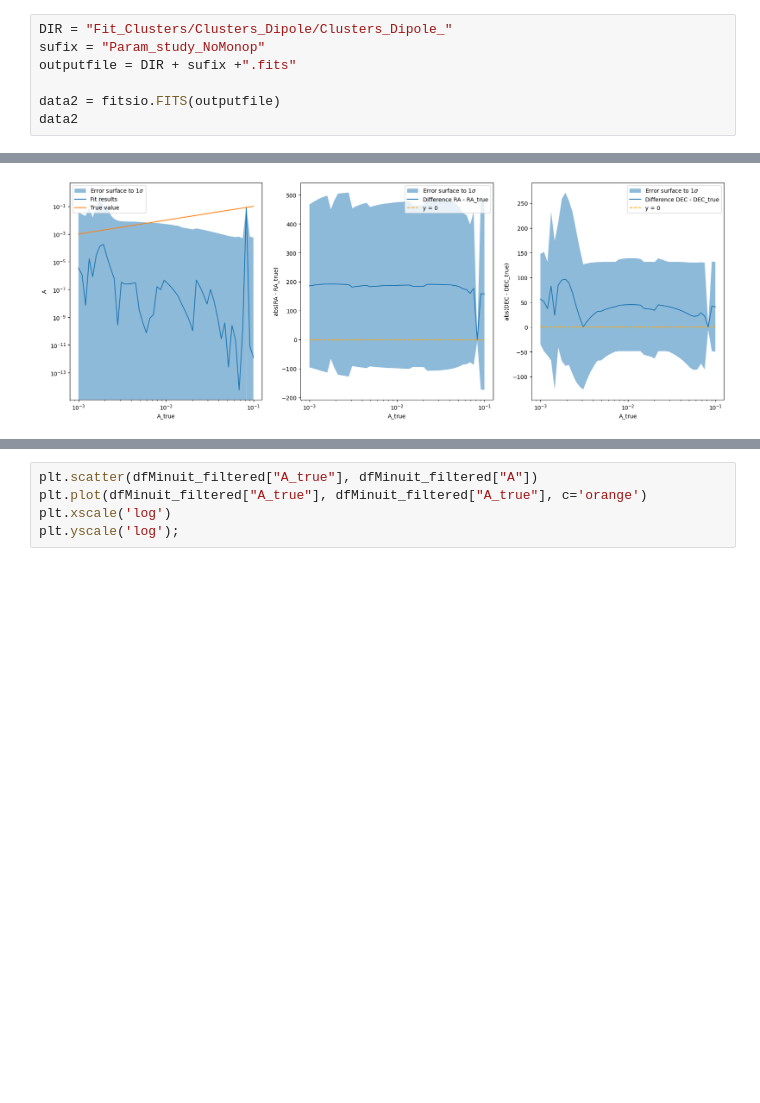
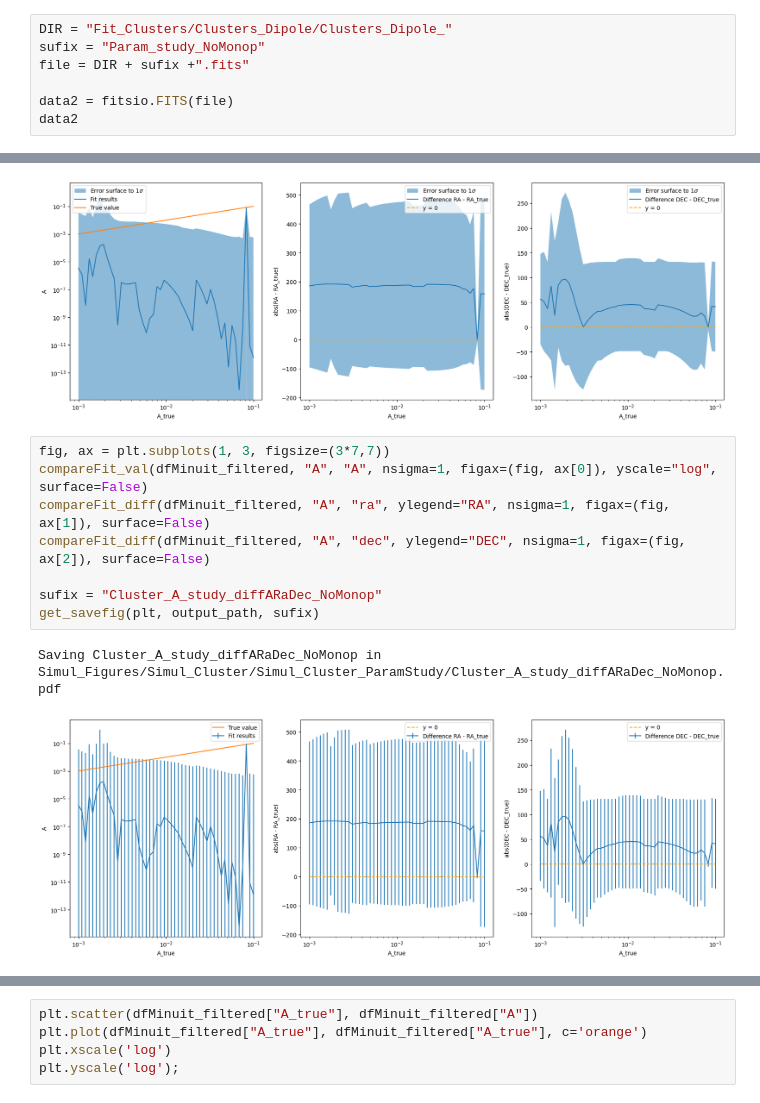
Before and after one commit to johannct/M2_Stage_Code, a Jupyter notebook: Simulation/A_Study_Cluster.ipynb, the cells around one changed output, grey strips where cells are left out. Cells and saved outputs as stored; diff of their text form; blank space fills up the shorter version.

```diff
--- a/Simulation/A_Study_Cluster.ipynb
+++ b/Simulation/A_Study_Cluster.ipynb
@@ -338,9 +59,9 @@ For example, when doing 'df[col].method(value, inplace=True)', try using 'df.met
 # %%
 DIR = "Fit_Clusters/Clusters_Dipole/Clusters_Dipole_"
 sufix = "Param_study_NoMonop"
-outputfile = DIR + sufix +".fits"
+file = DIR + sufix +".fits"
 
-data2 = fitsio.FITS(outputfile)
+data2 = fitsio.FITS(file)
 data2
 # %% [output]
   file: Fit_Clusters/Clusters_Dipole/Clusters_Dipole_Param_study_NoMonop.fits
@@ -451,3 +169,14 @@ get_savefig(plt, output_path, sufix)
 # %% [output]
 Saving Cluster_A_study_diffARaDec_NoMonop in Simul_Figures/Simul_Cluster/Simul_Cluster_ParamStudy/Cluster_A_study_diffARaDec_NoMonop.pdf
 [figure]
+# %%
+fig, ax = plt.subplots(1, 3, figsize=(3*7,7))
+compareFit_val(dfMinuit_filtered, "A", "A", nsigma=1, figax=(fig, ax[0]), yscale="log", surface=False)
+compareFit_diff(dfMinuit_filtered, "A", "ra", ylegend="RA", nsigma=1, figax=(fig, ax[1]), surface=False)
+compareFit_diff(dfMinuit_filtered, "A", "dec", ylegend="DEC", nsigma=1, figax=(fig, ax[2]), surface=False)
+
+sufix = "Cluster_A_study_diffARaDec_NoMonop"
+get_savefig(plt, output_path, sufix)
+# %% [output]
+Saving Cluster_A_study_diffARaDec_NoMonop in Simul_Figures/Simul_Cluster/Simul_Cluster_ParamStudy/Cluster_A_study_diffARaDec_NoMonop.pdf
+[figure, added]
```
Also changed, not shown: parts of 30 cells of this notebook, 8 other files.
